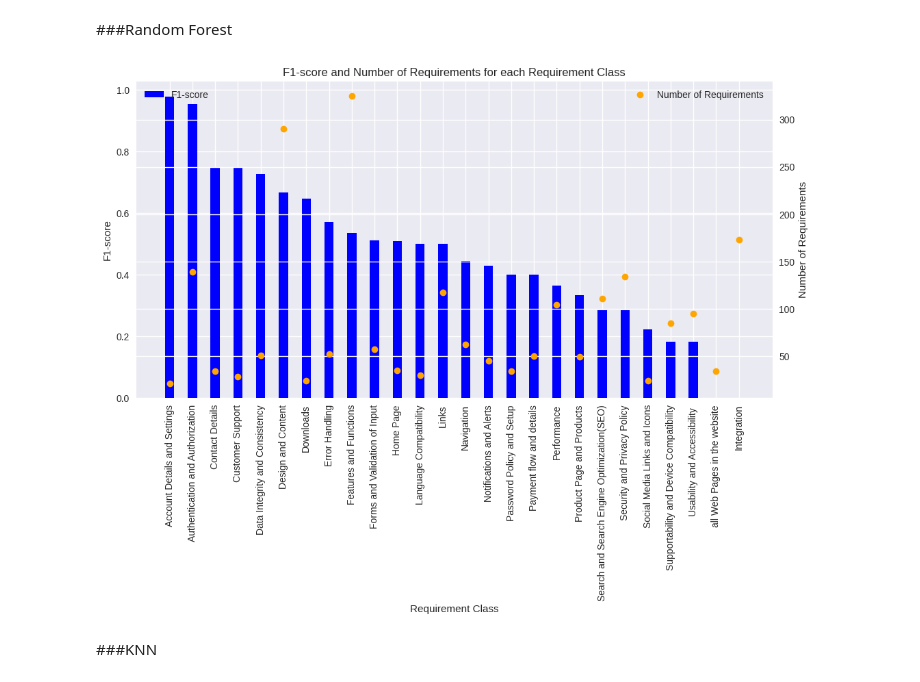
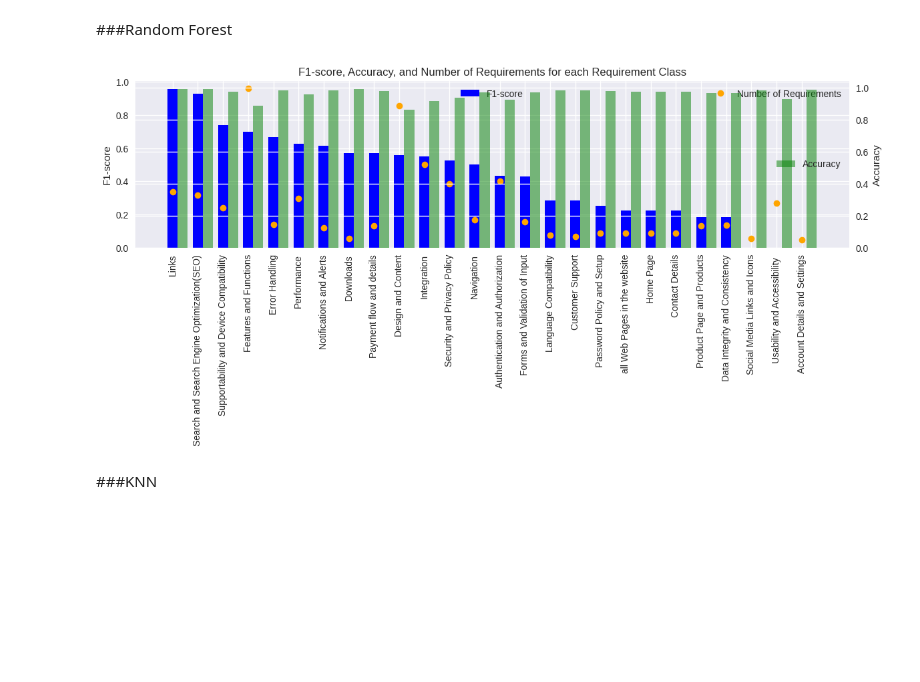
Before and after one commit to Khomiakov7706/requirements_analysis, a Jupyter notebook: Requirement_analysis.ipynb, the cells around one changed output. Saved outputs shown, nothing was run; the diff lists cells and outputs as text; code cells hidden in the pictures; blank space fills up the shorter version.

```diff
--- a/Requirement_analysis.ipynb
+++ b/Requirement_analysis.ipynb
@@ -971,32 +1022,9 @@ for cl in requirement_classes:
-# %%
-#@title CountVectorizer F1-score and Number of Requirements for each Requirement Class
-
-plt.style.use('seaborn')
-
-# Get the number of requirements for each class
-rf_sorted_f1_score = dict(sorted(rf_f1_score.items(), key=lambda item: item[1], reverse=True))
-
-fig, ax1 = plt.subplots(figsize=(12, 6))
-bar_width = 0.4
-
-# Plot the F1-score
-ax1.bar(rf_sorted_f1_score.keys(), rf_sorted_f1_score.values(), width=bar_width, label='F1-score', color='blue')
-ax1.set_ylabel('F1-score')
-ax1.legend(loc='upper left')
-
-plt.title('F1-score and Number of Requirements for each Requirement Class')
-plt.xlabel('Requirement Class')
-plt.xticks(rotation=90)
-
-# Create a secondary y-axis for number of requirements
-ax2 = ax1.twinx()
-ax2.plot(requirement_classes, class_requirements, color='orange', linestyle='', marker='o', label='Number of Requirements')
-ax2.set_ylabel('Number of Requirements')
-ax2.legend(loc='upper right')
-
-plt.show()
-# %% [output]
-[figure, removed]
+# %%
+#@title CountVectorizer F1-score and Number of Requirements for each Requirement Class
+
+plot_scores_f1_accuracy(requirement_classes, rf_f1_score, rf_scores, class_requirements)
+# %% [output]
+[figure, added]
 # %% [markdown]
 ###KNN
 # %%
```
Also changed, not shown: parts of 40 cells of this notebook.
